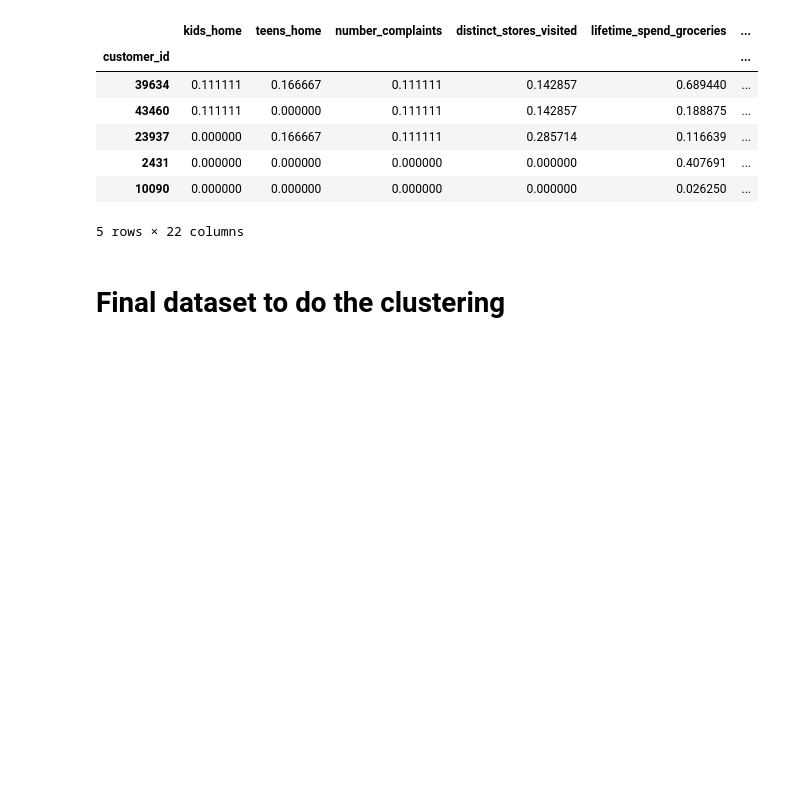
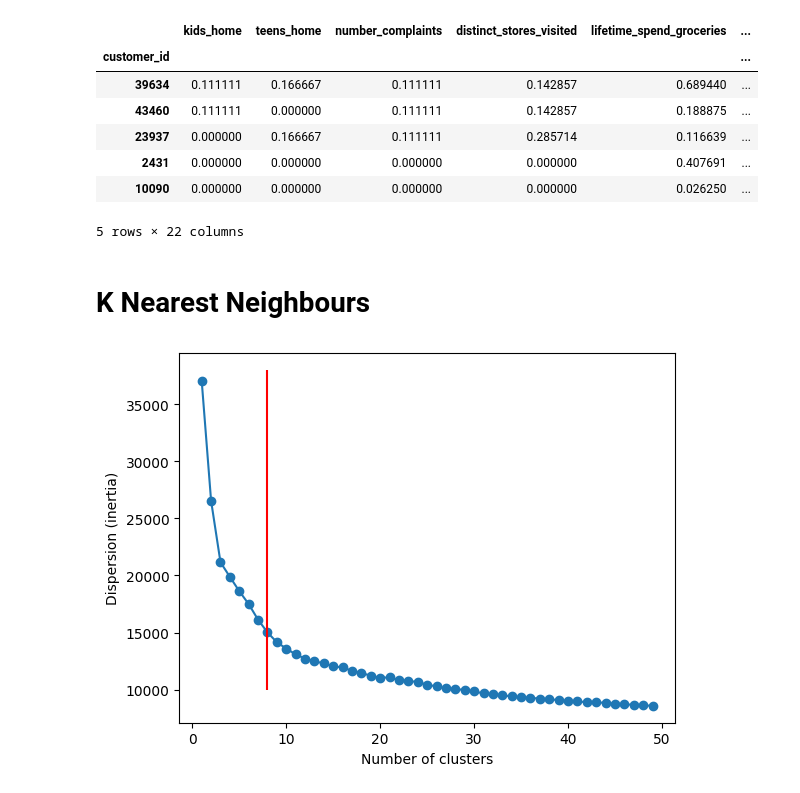
Before and after one commit to JoaoF7/Project-ML, a Jupyter notebook: Preprocessing.ipynb, the cells around one changed output. Drawn from its saved outputs; the diff is of its cells as text; code cells hidden in the pictures; blank space fills up the shorter version.

```diff
--- a/Preprocessing.ipynb
+++ b/Preprocessing.ipynb
@@ -269,5 +270,3 @@ cust_prepoc.head()
 | 2431 | 0.000000 | 0.000000 | 0.000000 | 0.000000 | 0.407691 | ... |
 | 10090 | 0.000000 | 0.000000 | 0.000000 | 0.000000 | 0.026250 | ... |
 5 rows × 22 columns
-# %% [markdown]
-# Final dataset to do the clustering
@@ -275,0 +273,16 @@ cust_prepoc.head()
+# %% [markdown]
+# K Nearest Neighbours
+# %%
+# Calculating the distances in order to find out the optimal number of clusters
+dispersion = []
+for k in range(1, 50):
+    kmeans = KMeans(n_clusters=k, random_state=0).fit(cust_prepoc)
+    dispersion.append(kmeans.inertia_)
+# %%
+plt.plot(range(1, 50), dispersion, marker='o')
+plt.xlabel('Number of clusters')
+plt.ylabel('Dispersion (inertia)')
+plt.vlines(8, 10000, 38000, color='red')
+plt.show()
+# %% [output]
+[figure, added]
```
Also changed, not shown: parts of 4 cells of this notebook, 1 other file.
